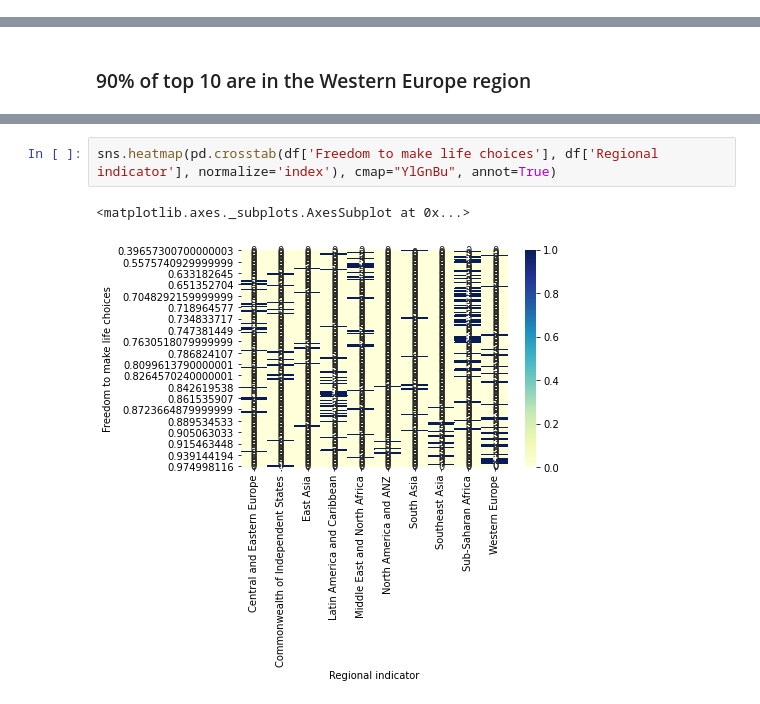
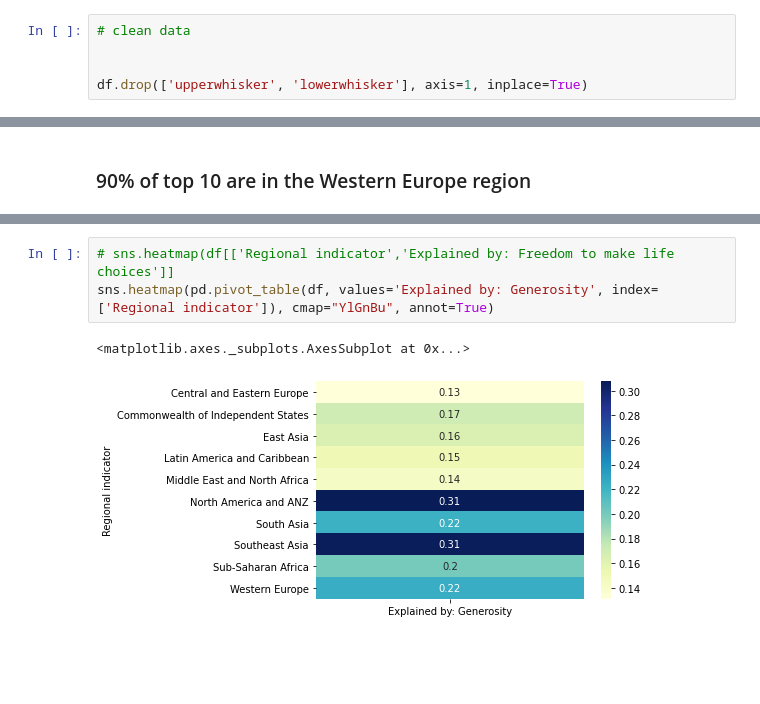
Before and after one commit to MackRoe/WHR2020_DataAnalysis, a Jupyter notebook: World-Happiness-2020.ipynb, the cells around one changed output, grey strips where cells are left out. Drawn from its saved outputs; the diff is of its cells as text; blank space fills up the shorter version.

```diff
--- a/World-Happiness-2020.ipynb
+++ b/World-Happiness-2020.ipynb
@@ -90,0 +89,5 @@ Name: 0, dtype: object
+# %%
+# clean data
+
+
+df.drop(['upperwhisker', 'lowerwhisker'], axis=1, inplace=True)
@@ -356,5 +396,6 @@ df[:10]
 # %%
-sns.heatmap(pd.crosstab(df['Freedom to make life choices'], df['Regional indicator'], normalize='index'), cmap="YlGnBu", annot=True)
+# sns.heatmap(df[['Regional indicator','Explained by: Freedom to make life choices']]
+sns.heatmap(pd.pivot_table(df, values='Explained by: Generosity', index=['Regional indicator']), cmap="YlGnBu", annot=True)
 # %% [output]
 <matplotlib.axes._subplots.AxesSubplot at 0x...>
-[figure, old version]
+[figure, new version]
```
Also changed, not shown: parts of 13 cells of this notebook.
